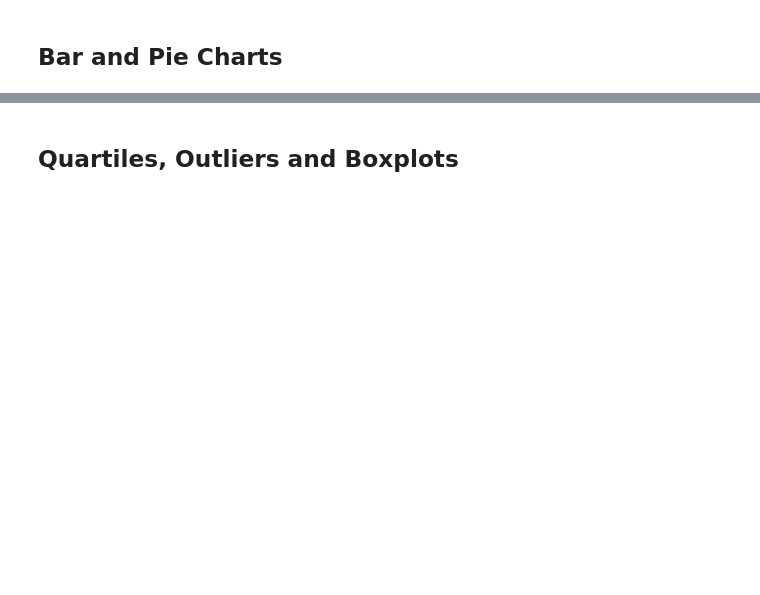
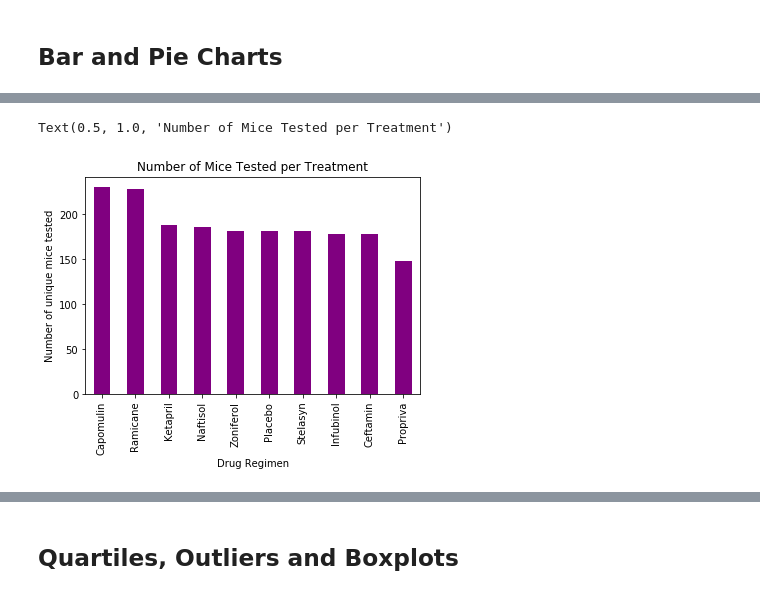
Before and after one commit to Saeger2015/Pymaceuticals-Inc., a Jupyter notebook: Pymaceuticals/pymaceuticals_starter.ipynb, the cells around one changed output, grey strips where cells are left out. Drawn from its saved outputs; the diff is of its cells as text; code cells hidden in the pictures; blank space fills up the shorter version.

```diff
--- a/Pymaceuticals/pymaceuticals_starter.ipynb
+++ b/Pymaceuticals/pymaceuticals_starter.ipynb
@@ -92,0 +138,4 @@ print(check)
+# %%
+mice_data = cleaner_complete_data["Drug Regimen"].value_counts()
+
+mice_data
@@ -93,2 +154,10 @@ print(check)
+# %%
+plot_pandas= mice_data.plot(kind = "bar", color = 'purple')
+plt.xlabel('Drug Regimen')
+plt.ylabel('Number of unique mice tested')
+plt.title("Number of Mice Tested per Treatment")
+# %% [output]
+Text(0.5, 1.0, 'Number of Mice Tested per Treatment')
+[figure, added]
 # %%
 # Generate a bar plot showing the total number of timepoints for all mice tested for each drug regimen using pyplot.
```
Also changed, not shown: parts of 25 cells of this notebook.
